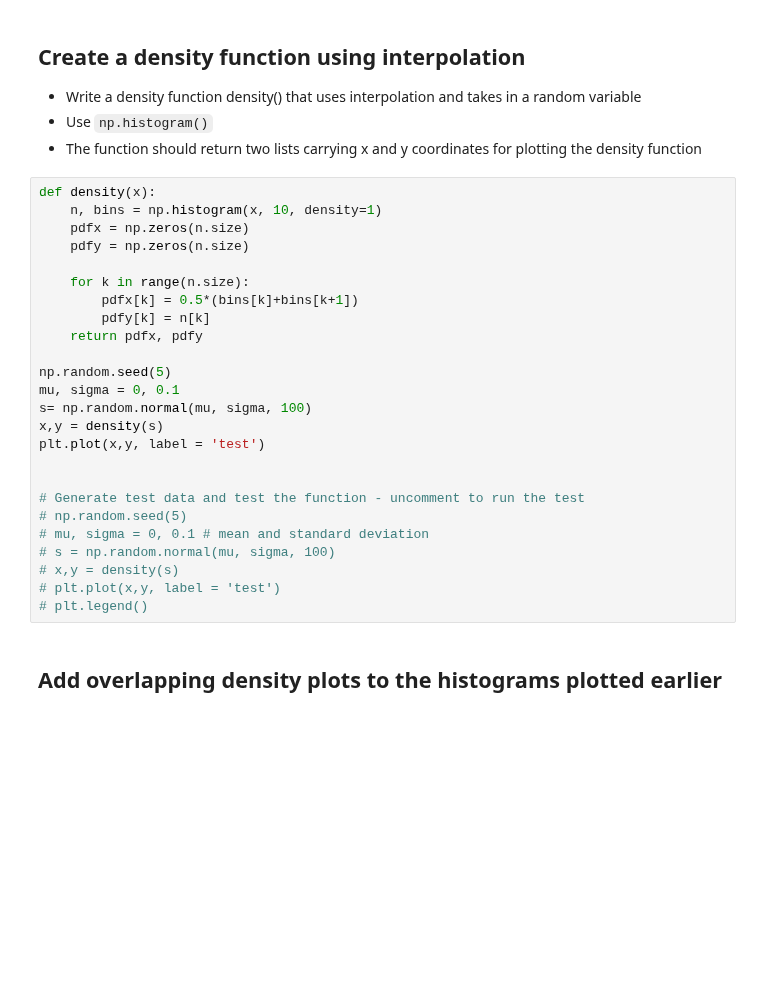
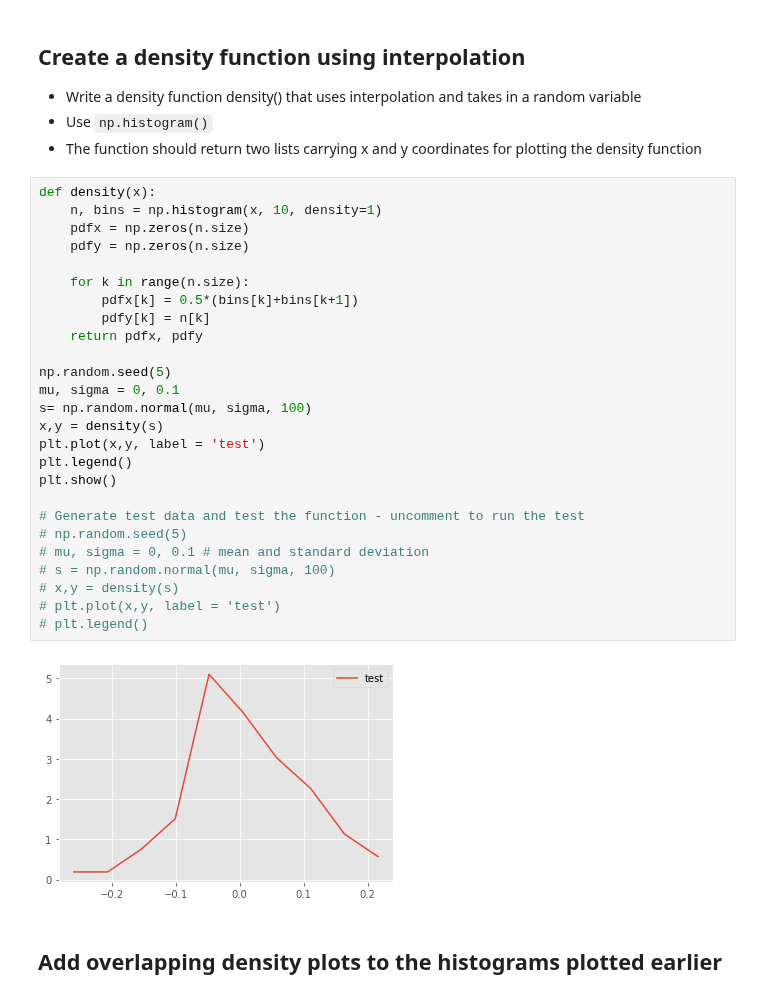
Before and after one commit to tcrispi/probability-density-functions-lab-hbs-ds-060120, a Jupyter notebook: index.ipynb, the cells around one changed output. Drawn from its saved outputs; the diff is of its cells as text; blank space fills up the shorter version.

```diff
--- a/index.ipynb
+++ b/index.ipynb
@@ -78,28 +78,31 @@ plt.show()
 # %%
 def density(x):
     n, bins = np.histogram(x, 10, density=1)
     pdfx = np.zeros(n.size)
     pdfy = np.zeros(n.size)
 
     for k in range(n.size):
         pdfx[k] = 0.5*(bins[k]+bins[k+1])
         pdfy[k] = n[k]
     return pdfx, pdfy
 
 np.random.seed(5)
 mu, sigma = 0, 0.1
 s= np.random.normal(mu, sigma, 100)
 x,y = density(s)
 plt.plot(x,y, label = 'test')
-
+plt.legend()
+plt.show()
 
 # Generate test data and test the function - uncomment to run the test
 # np.random.seed(5)
 # mu, sigma = 0, 0.1 # mean and standard deviation
 # s = np.random.normal(mu, sigma, 100)
 # x,y = density(s)
 # plt.plot(x,y, label = 'test')
 # plt.legend()
+# %% [output]
+[figure, added]
 # %% [markdown]
 ## Add overlapping density plots to the histograms plotted earlier
 # %%
```
